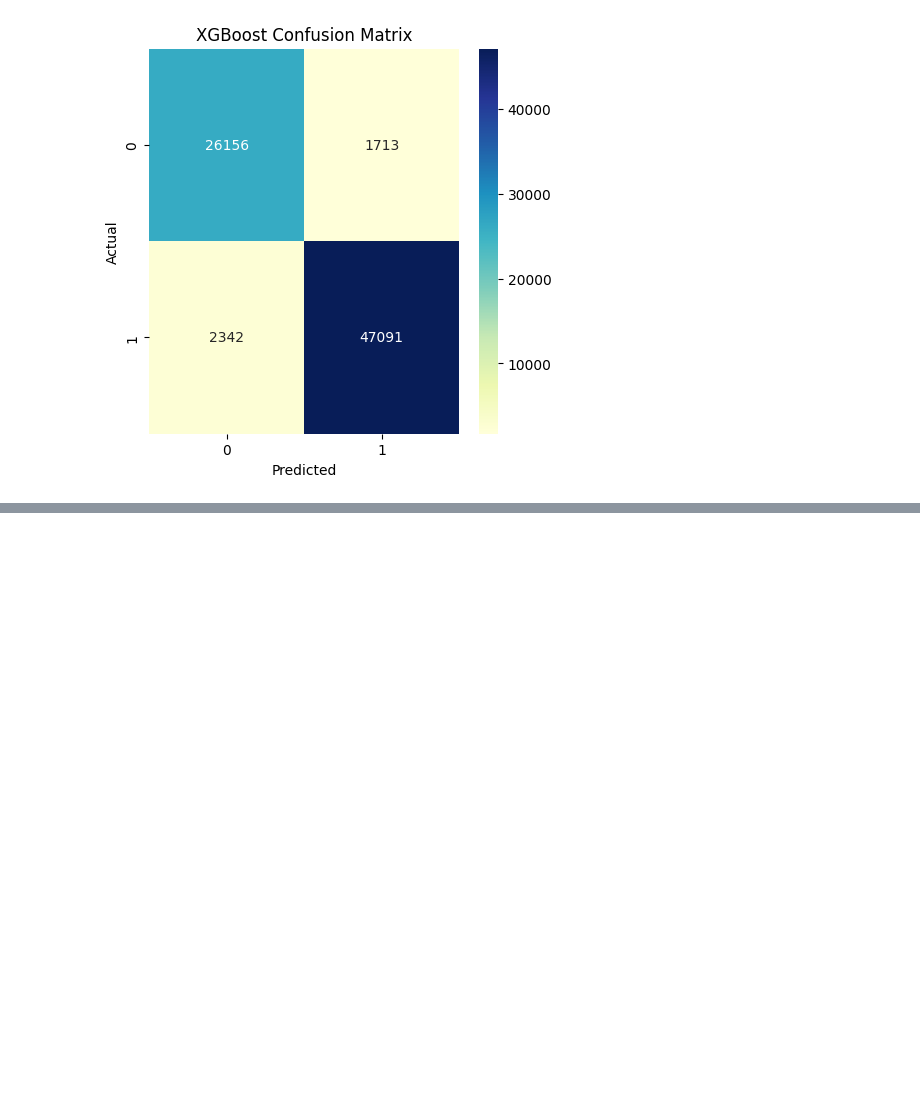
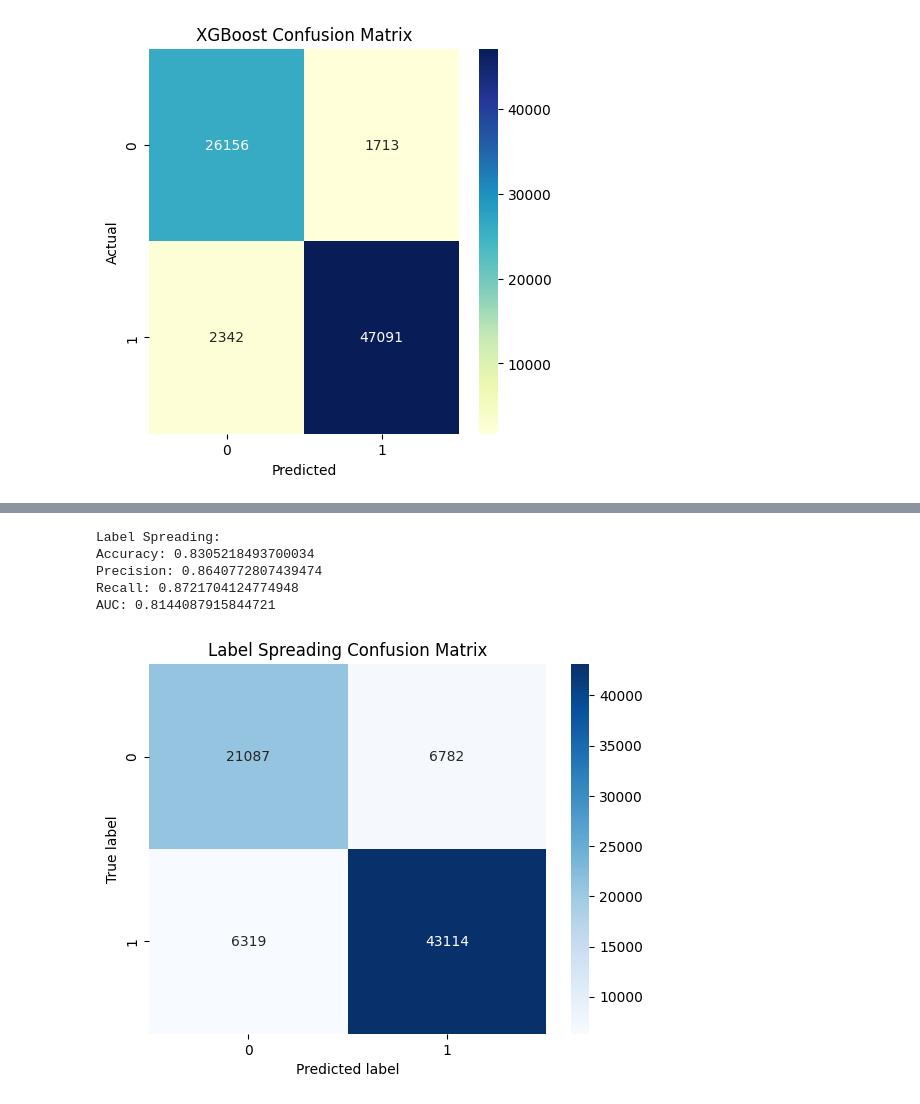
Before and after one commit to GaboLara998/ProyectoIntegrador, a Jupyter notebook: ProyectoIntregrador.ipynb, the cells around one changed output, grey strips where cells are left out. Drawn from its saved outputs; the diff is of its cells as text; code cells hidden in the pictures; blank space fills up the shorter version.

```diff
--- a/ProyectoIntregrador.ipynb
+++ b/ProyectoIntregrador.ipynb
@@ -610,0 +460,45 @@ UFuncTypeError: ufunc 'subtract' did not contain a loop with signature matching
+# %%
+# Crear el modelo KMeans
+kmeans = KMeans(n_clusters=2, random_state=0)
+
+# Entrenar el modelo
+kmeans.fit(X_train)
+
+# Hacer predicciones en los datos de prueba
+kmeans_predictions = kmeans.predict(X_test)
+
+# Supongamos que sólo una parte de tus datos está etiquetada
+# Las etiquetas de los datos no etiquetados se representan como -1
+labels = np.copy(y_train)
+random_unlabeled_points = np.random.choice(len(labels), int(len(labels)*.7), replace=False)
+labels[random_unlabeled_points] = -1
+
+# Crear el modelo de propagación de etiquetas
+label_propagation_model = LabelSpreading(kernel='knn', alpha=0.8)
+label_propagation_model.fit(X_train, labels)
+
+# Ahora el modelo ha sido entrenado utilizando tanto los datos etiquetados como los no etiquetados
+# Puedes usarlo para hacer predicciones en nuevos datos
+predictions = label_propagation_model.predict(X_test)
+
+# Calcular métricas de rendimiento
+print("\nLabel Spreading:")
+print("Accuracy:", accuracy_score(y_test, predictions))
+print("Precision:", precision_score(y_test, predictions))
+print("Recall:", recall_score(y_test, predictions))
+print("AUC:", roc_auc_score(y_test, predictions))
+
+# Graficar la matriz de confusión
+conf_mat = confusion_matrix(y_test, predictions)
+sns.heatmap(conf_mat, annot=True, fmt='d', cmap='Blues')
+plt.ylabel('True label')
+plt.xlabel('Predicted label')
+plt.title("Label Spreading Confusion Matrix")
+plt.show()
+# %% [output]
+Label Spreading:
+Accuracy: 0.8305218493700034
+Precision: 0.8640772807439474
+Recall: 0.8721704124774948
+AUC: 0.8144087915844721
+[figure, added]
```
Also changed, not shown: parts of 17 cells of this notebook.
